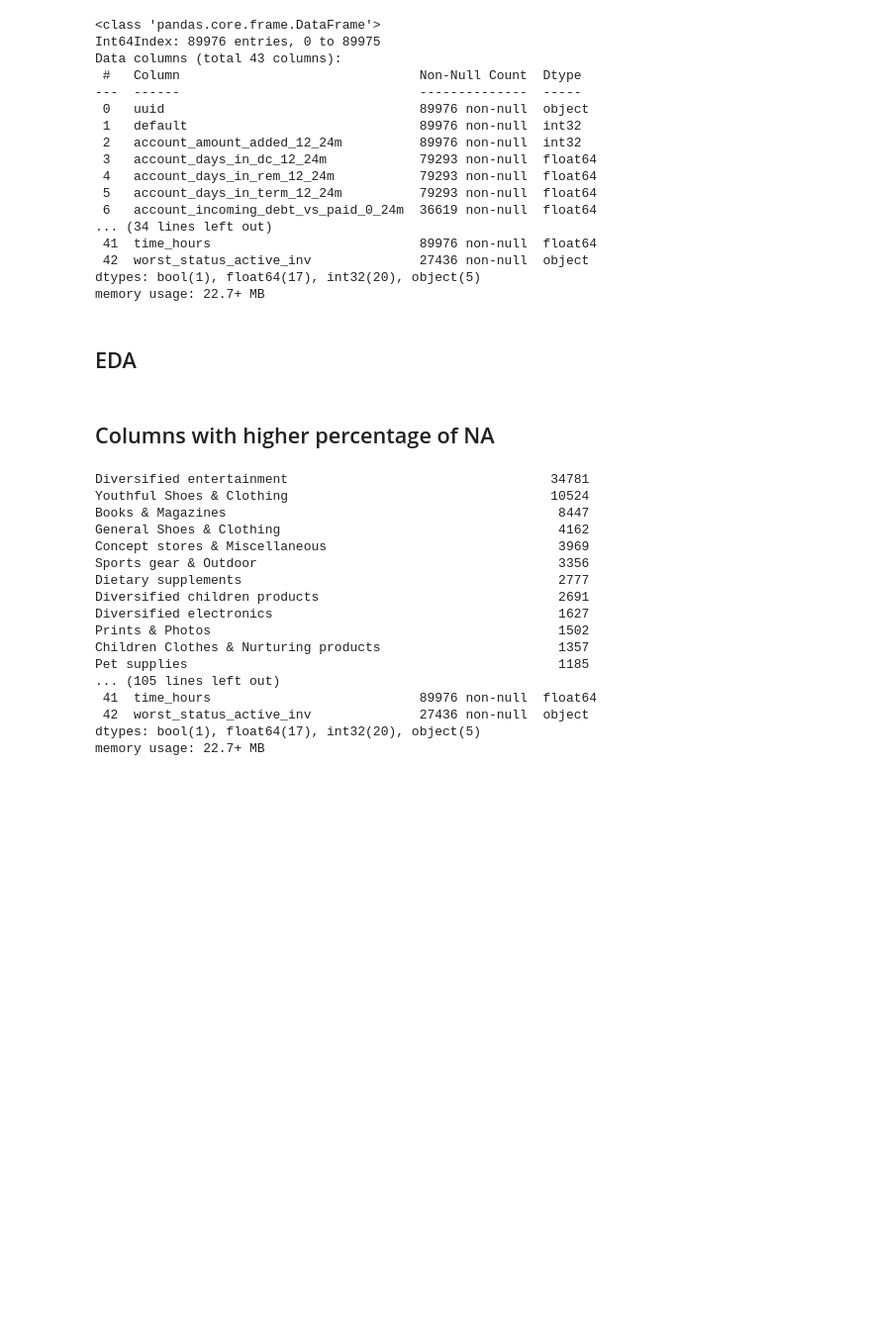
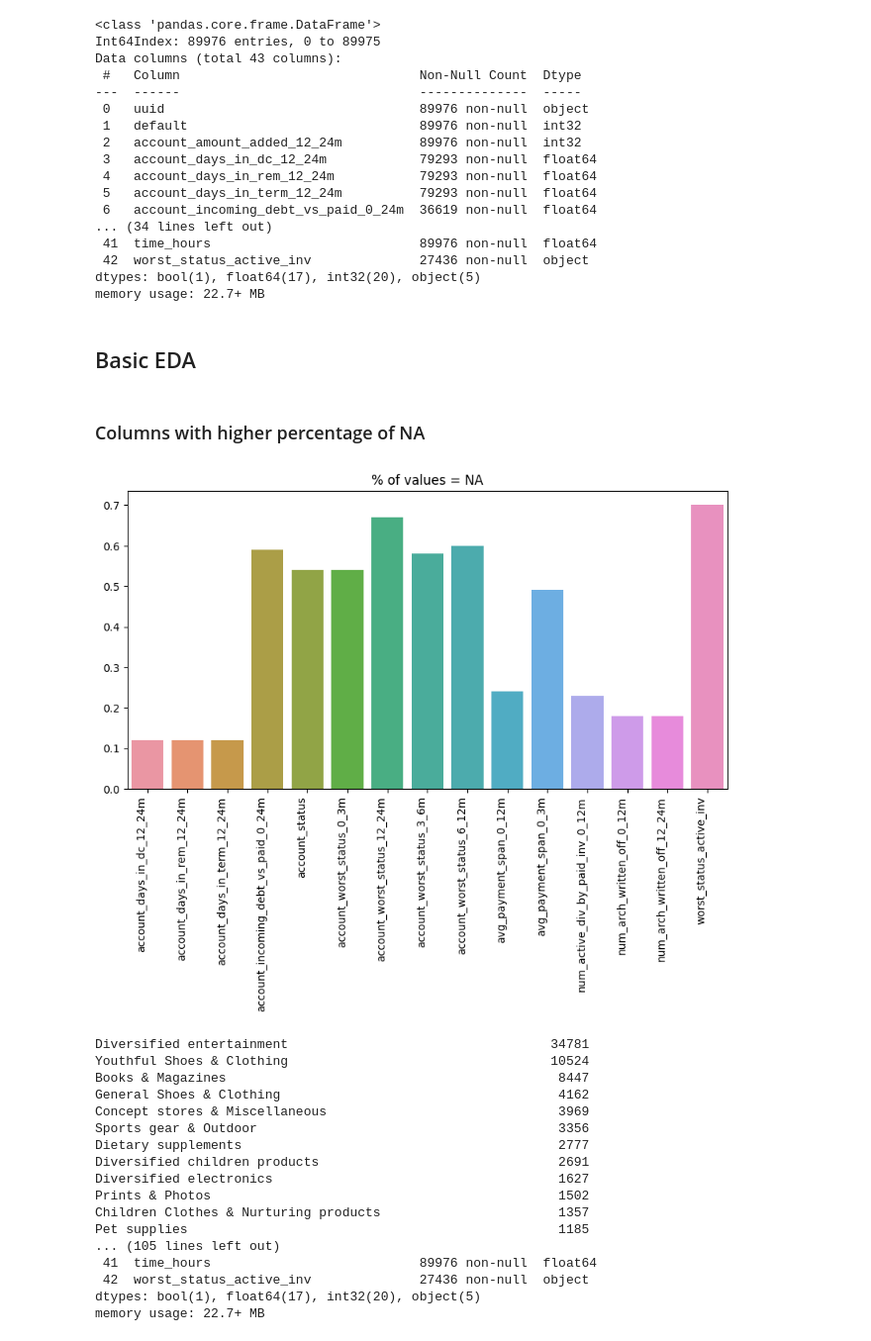
Before and after one commit to erikrowens/Le-Wagon-Case-Study, a Jupyter notebook: Notebook.ipynb, the cells around one changed output. Shown at 99% size. Drawn from its saved outputs; the diff is of its cells as text; code cells hidden in the pictures; blank space fills up the shorter version.

```diff
--- a/Notebook.ipynb
+++ b/Notebook.ipynb
@@ -72,24 +72,26 @@ Data columns (total 43 columns):
 dtypes: bool(1), float64(17), int32(20), object(5)
 memory usage: 22.7+ MB
 # %% [markdown]
-## EDA
+## Basic EDA
 # %% [markdown]
-## Columns with higher percentage of NA
+### Columns with higher percentage of NA
 # %%
 # Explore the dataset, in particular look at the NA counts
 has_na = []
 for col in df.columns:
     perc_na = 0
     perc_na = round(df[col].isna().sum()/len(df), 2)
     if perc_na > 0:
         has_na.append([col, perc_na])
 
 
 # Plot out the columns with NA (their percentages) - no need to show it each time
-# fig, ax = plt.subplots(figsize=(10, 5), dpi=100)
-# na_plot = sns.barplot(x=[n[0] for n in has_na], y=[n[1] for n in has_na],  ax=ax)
-# na_plot.set_xticklabels(na_plot.get_xticklabels(), rotation=90, horizontalalignment='right')
-# na_plot.set_title("% of values = NA");
+fig, ax = plt.subplots(figsize=(10, 5), dpi=100)
+na_plot = sns.barplot(x=[n[0] for n in has_na], y=[n[1] for n in has_na],  ax=ax)
+na_plot.set_xticklabels(na_plot.get_xticklabels(), rotation=90, horizontalalignment='right')
+na_plot.set_title("% of values = NA");
+# %% [output]
+[figure, added]
 # %%
 ## Let's explore some of the columns (other than default)
 ## Look in particular at the columns with high NA.
```
Also changed, not shown: parts of 5 cells of this notebook.
